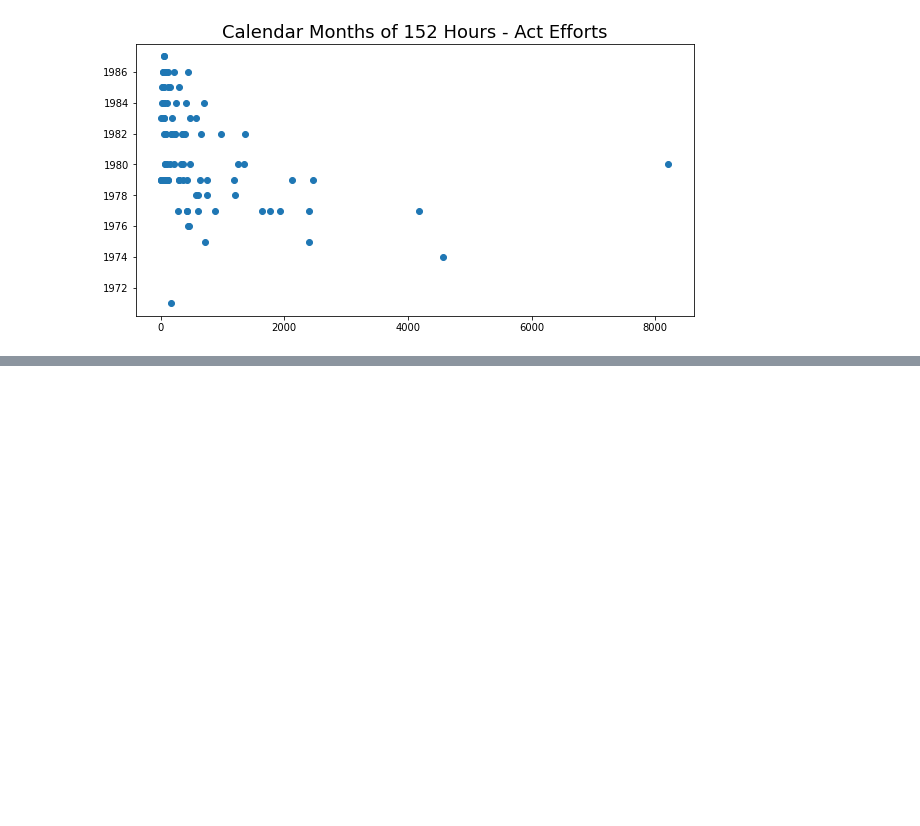
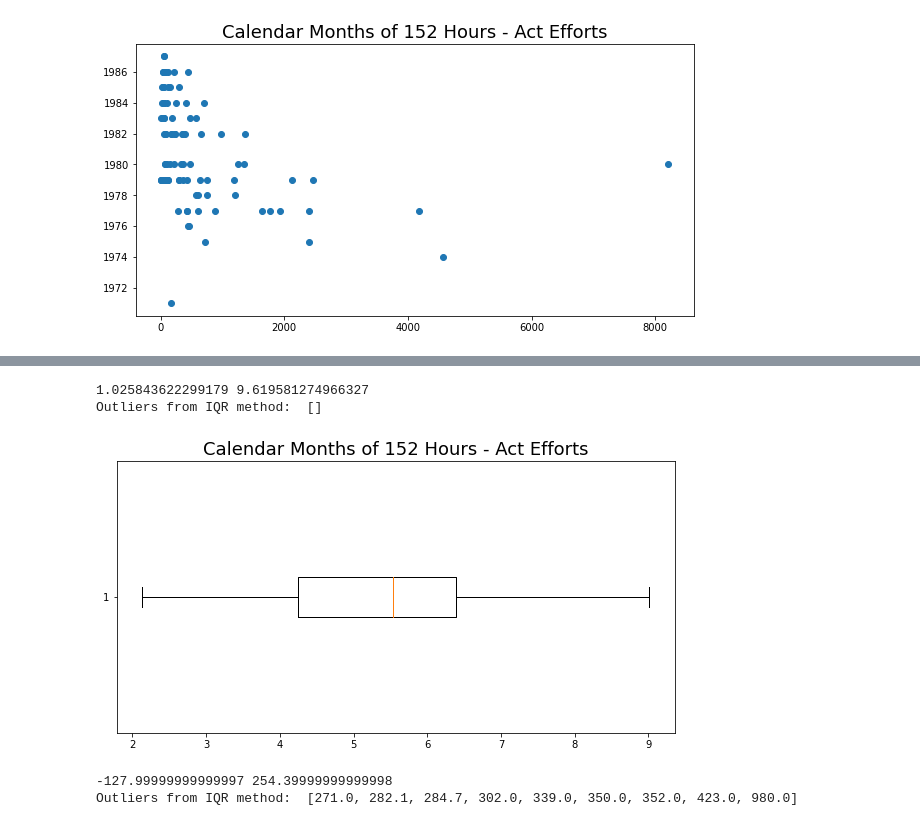
Before and after one commit to Aashir120/nasa_prediction, a Jupyter notebook: Untitled.ipynb, the cells around one changed output, grey strips where cells are left out. Cells and saved outputs as stored; diff of their text form; code cells hidden in the pictures; blank space fills up the shorter version.

```diff
--- a/Untitled.ipynb
+++ b/Untitled.ipynb
@@ -280,0 +310,5 @@ plt.show()
+# %%
+pn = df['cat2'].unique()
+ls = [0,1,2,3,4,5,6,7,8,9,10,11,12,13]
+df['cat2'].replace(to_replace= pn,value=ls,inplace=True)
+df['cat2']
@@ -280,0 +328,5 @@ plt.show()
+# %%
+pn = df['forg'].unique()
+ls = [0,1]
+df['forg'].replace(to_replace= pn,value=ls,inplace=True)
+df['forg']
@@ -280,0 +346,5 @@ plt.show()
+# %%
+pn = df['mode'].unique()
+ls = [0,1,2]
+df['mode'].replace(to_replace= pn,value=ls,inplace=True)
+df['mode']
@@ -280,0 +400,3 @@ plt.show()
+# %%
+df['act_effort'] = [np.log(x) for x in df['act_effort']]
+df['act_effort']
@@ -280,0 +416,45 @@ plt.show()
+# %%
+outliers = []
+def detect_outliers_iqr(data):
+    data = sorted(data)
+    q1 = np.percentile(data, 25)
+    q3 = np.percentile(data, 75)
+    IQR = q3-q1
+    lwr_bound = q1-(1.5*IQR)
+    upr_bound = q3+(1.5*IQR)
+    print(lwr_bound, upr_bound)
+    for i in data:
+        if (i<lwr_bound or i>upr_bound):
+            outliers.append(i)
+    return outliers# Driver code
+sample_outliers = detect_outliers_iqr(df['act_effort'])
+print("Outliers from IQR method: ", sample_outliers)
+# %% [output]
+1.025843622299179 9.619581274966327
+Outliers from IQR method:  []
+# %%
+plt.figure(figsize=(10,5))
+plt.title("Calendar Months of 152 Hours - Act Efforts",fontsize=18)
+plt.boxplot(df['act_effort'],vert=False, meanline=True)
+plt.show()
+# %% [output]
+[figure, added]
+# %%
+outliers = []
+def detect_outliers_iqr(data):
+    data = sorted(data)
+    q1 = np.percentile(data, 25)
+    q3 = np.percentile(data, 75)
+    IQR = q3-q1
+    lwr_bound = q1-(1.5*IQR)
+    upr_bound = q3+(1.5*IQR)
+    print(lwr_bound, upr_bound)
+    for i in data:
+        if (i<lwr_bound or i>upr_bound):
+            outliers.append(i)
+    return outliers# Driver code
+sample_outliers = detect_outliers_iqr(df['equivphyskloc'])
+print("Outliers from IQR method: ", sample_outliers)
+# %% [output]
+-127.99999999999997 254.39999999999998
+Outliers from IQR method:  [271.0, 282.1, 284.7, 302.0, 339.0, 350.0, 352.0, 423.0, 980.0]
```
Also changed, not shown: parts of 14 cells of this notebook.
